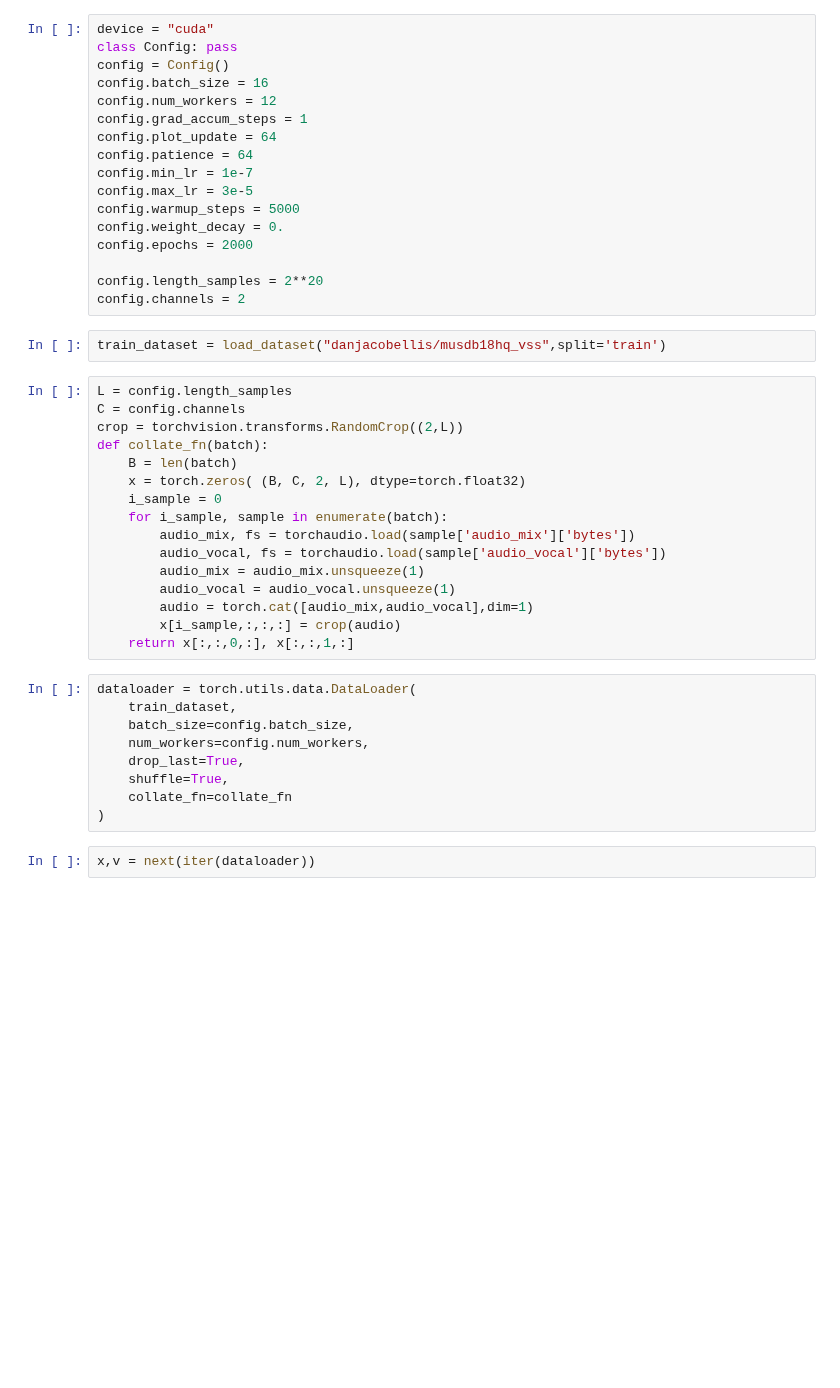
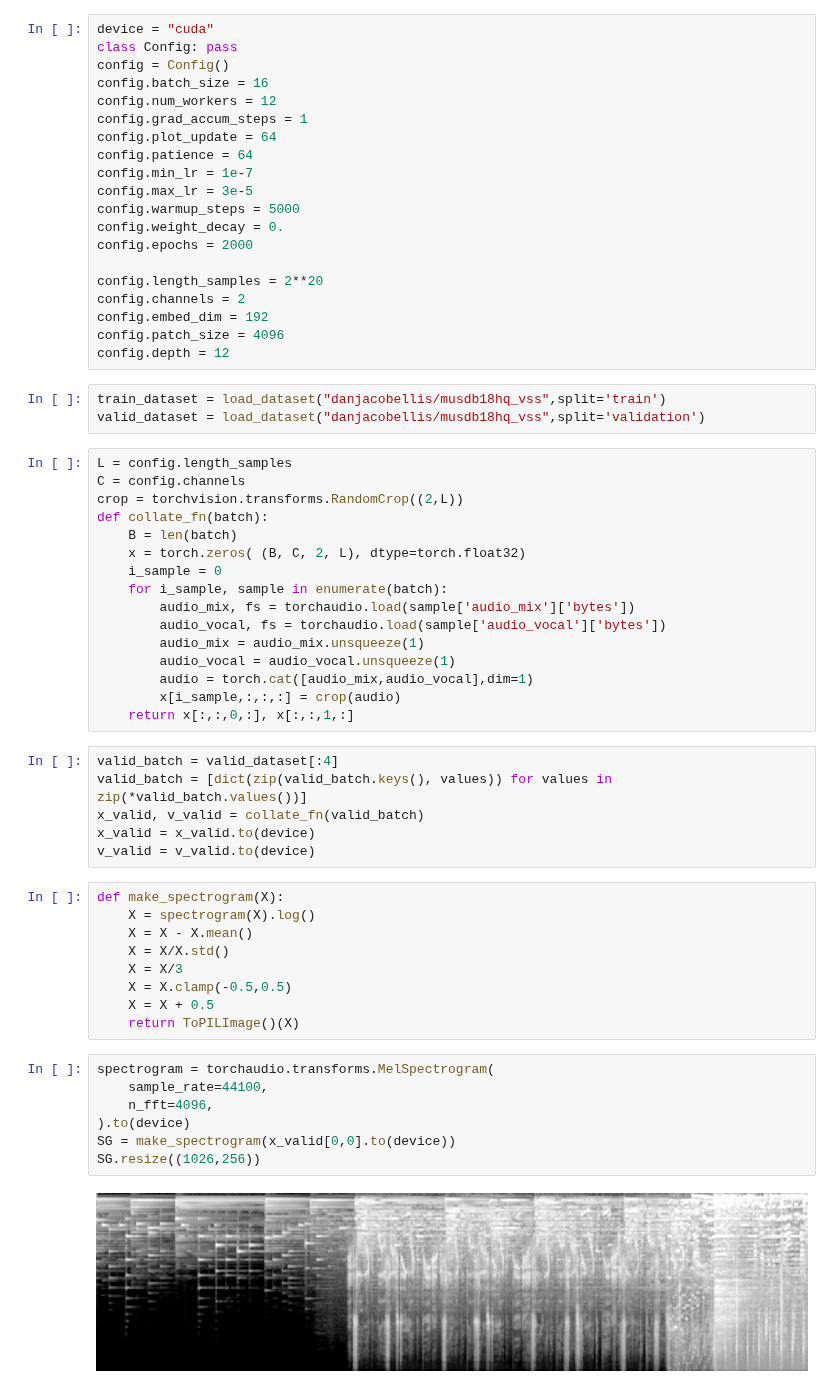
Before and after one commit to danjacobellis/LCCL, a Jupyter notebook: train_audio/vss_samples.ipynb, the cells around one changed output. Saved outputs shown, nothing was run; the diff lists cells and outputs as text; blank space fills up the shorter version.

```diff
--- a/train_audio/vss_samples.ipynb
+++ b/train_audio/vss_samples.ipynb
@@ -21,8 +22,12 @@ config.epochs = 2000
 
 config.length_samples = 2**20
 config.channels = 2
+config.embed_dim = 192
+config.patch_size = 4096
+config.depth = 12
 # %%
 train_dataset = load_dataset("danjacobellis/musdb18hq_vss",split='train')
+valid_dataset = load_dataset("danjacobellis/musdb18hq_vss",split='validation')
 # %%
 L = config.length_samples
 C = config.channels
@@ -39,14 +44,27 @@ def collate_fn(batch):
         audio = torch.cat([audio_mix,audio_vocal],dim=1)
         x[i_sample,:,:,:] = crop(audio)
     return x[:,:,0,:], x[:,:,1,:]
-# %%
-dataloader = torch.utils.data.DataLoader(
-    train_dataset,
-    batch_size=config.batch_size,
-    num_workers=config.num_workers,
-    drop_last=True,
-    shuffle=True,
-    collate_fn=collate_fn
-)
 # %%
-x,v = next(iter(dataloader))
+valid_batch = valid_dataset[:4]
+valid_batch = [dict(zip(valid_batch.keys(), values)) for values in zip(*valid_batch.values())]
+x_valid, v_valid = collate_fn(valid_batch)
+x_valid = x_valid.to(device)
+v_valid = v_valid.to(device)
+# %%
+def make_spectrogram(X):
+    X = spectrogram(X).log()
+    X = X - X.mean()
+    X = X/X.std()
+    X = X/3
+    X = X.clamp(-0.5,0.5)
+    X = X + 0.5
+    return ToPILImage()(X)
+# %%
+spectrogram = torchaudio.transforms.MelSpectrogram(
+    sample_rate=44100,
+    n_fft=4096,
+).to(device)
+SG = make_spectrogram(x_valid[0,0].to(device))
+SG.resize((1026,256))
+# %% [output]
+[figure, added]
```
Also changed, not shown: parts of 6 cells of this notebook.
